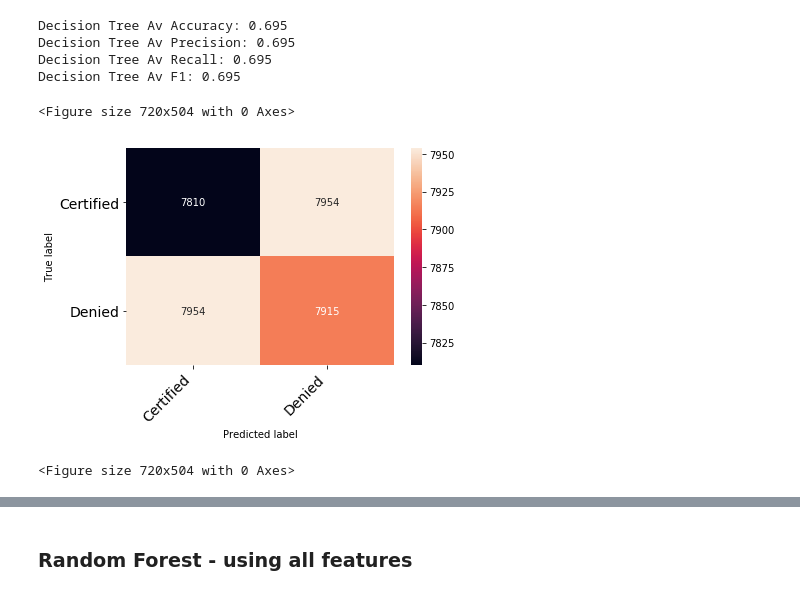
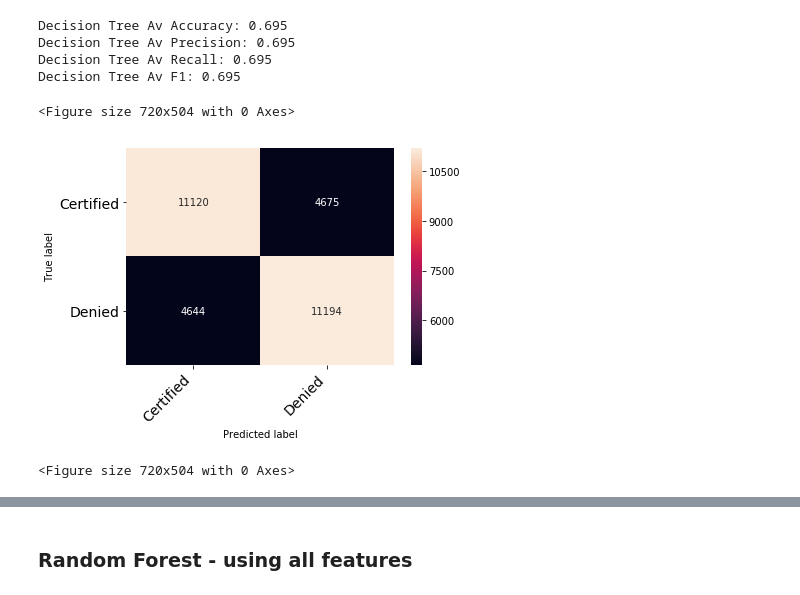
Before and after one commit to laurenlagilson/project_5_kojak, a Jupyter notebook: project5/modelling_full_data.ipynb, the cells around one changed output, grey strips where cells are left out. Drawn from its saved outputs; the diff is of its cells as text; code cells hidden in the pictures.

```diff
--- a/project5/modelling_full_data.ipynb
+++ b/project5/modelling_full_data.ipynb
@@ -238,11 +238,11 @@ Decision Tree Av Precision: 0.695
 Decision Tree Av Recall: 0.695
 Decision Tree Av F1: 0.695
 # %%
-dtc_cm = confusion_matrix(y_val, y_pred_dtc)
+dtc_cm = confusion_matrix(most_important_features['y_val'], y_pred_dtc)
 print_confusion_matrix(dtc_cm, ["Certified", "Denied"])
 # %% [output]
 <Figure size 720x504 with 0 Axes>
-[figure, old version]
+[figure, new version]
 <Figure size 720x504 with 0 Axes>
 # %%
 # Get feature importance
```
Also changed, not shown: parts of 10 cells of this notebook.
